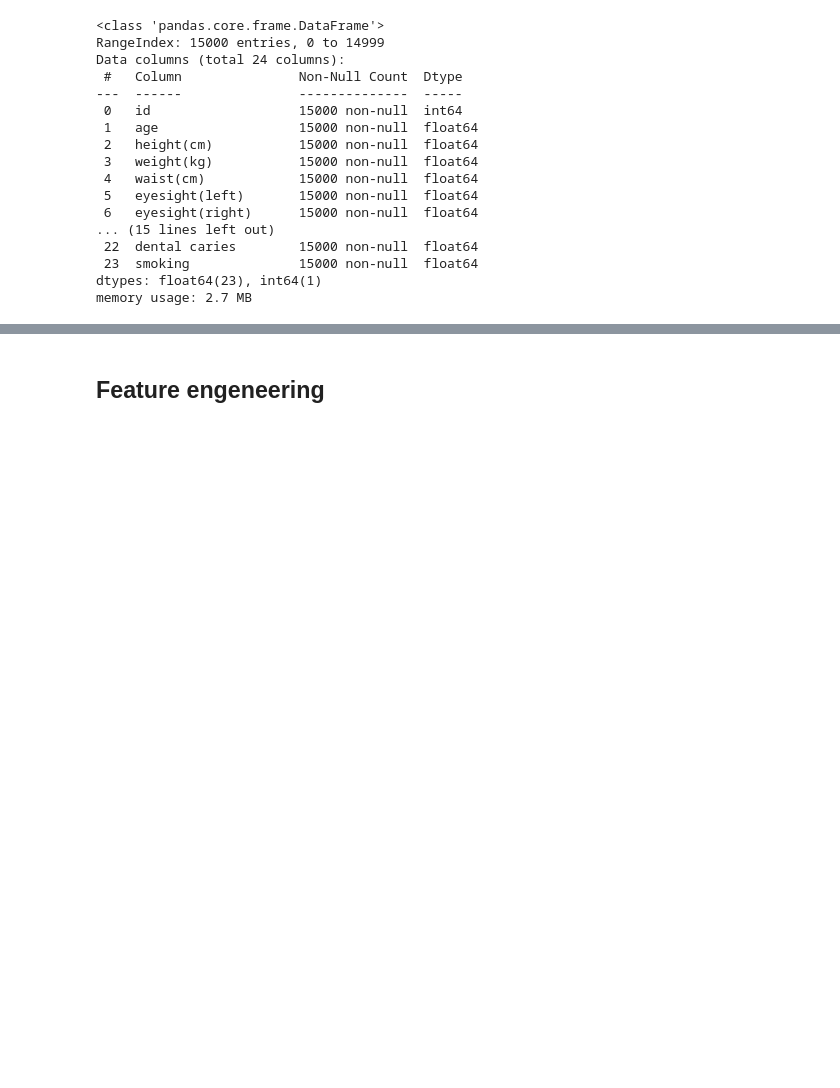
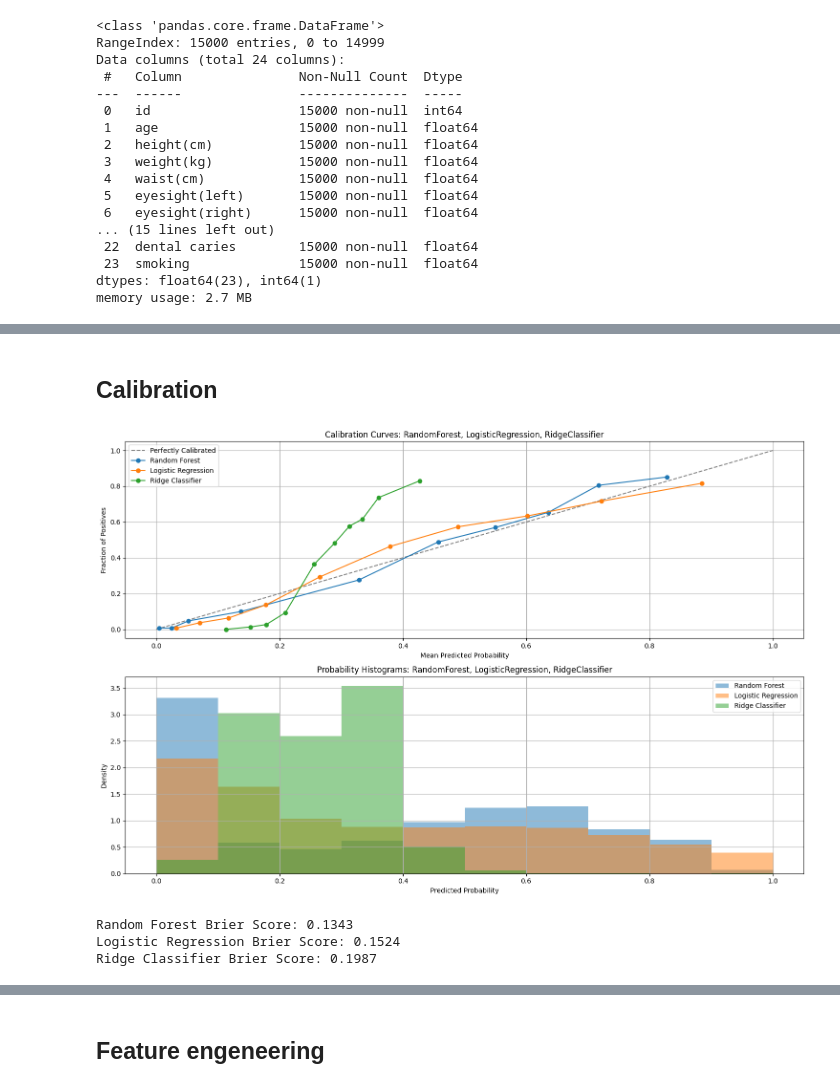
Before and after one commit to madinaAbdujabborova/GradientBooosting_keggleCompetition, a Jupyter notebook: comp.ipynb, the cells around one changed output, grey strips where cells are left out. Cells and saved outputs as stored; diff of their text form; code cells hidden in the pictures; blank space fills up the shorter version.

```diff
--- a/comp.ipynb
+++ b/comp.ipynb
@@ -35,0 +188,75 @@ test = pd.read_csv('test.csv')
+# %% [markdown]
+## Calibration
+# %%
+
+X = train.drop('smoking', axis=1)
+y = train['smoking']
+
+# Split the dataset into train and test sets
+X_train, X_test, y_train, y_test = train_test_split(X, y, test_size=0.2, random_state=42)
+
+# Train models without calibration
+models = {
+    'Random Forest': RandomForestClassifier(n_estimators=100, random_state=42),
+    'Logistic Regression': LogisticRegression(solver='liblinear', random_state=42),
+    'Ridge Classifier': RidgeClassifier()
+}
+
+# Dictionary to store predicted probabilities
+probs = {}
+
+# Train each model and get predicted probabilities
+for name, model in models.items():
+    model.fit(X_train, y_train)
+    # RidgeClassifier doesn't have predict_proba; we use decision_function and scale it
+    if hasattr(model, "predict_proba"):
+        probs[name] = model.predict_proba(X_test)[:, 1]
+    else:
+        # Convert decision function output to probabilities using min-max scaling
+        decision_values = model.decision_function(X_test)
+        probs[name] = (decision_values - decision_values.min()) / (decision_values.max() - decision_values.min())
+
+# Plot calibration curves and probability histograms
+def plot_calibration_and_histograms(y_true, probs, title):
+    plt.figure(figsize=(15, 10))
+
+    # Calibration curve subplot
+    plt.subplot(2, 1, 1)
+    plt.plot([0, 1], [0, 1], linestyle='--', color='gray', label='Perfectly Calibrated')
+
+    for name, prob in probs.items():
+        prob_true, prob_pred = calibration_curve(y_true, prob, n_bins=10, strategy='quantile')
+        plt.plot(prob_pred, prob_true, marker='o', label=name)
+
+    plt.title(f'Calibration Curves: {title}')
+    plt.xlabel('Mean Predicted Probability')
+    plt.ylabel('Fraction of Positives')
+    plt.legend(loc='best')
+    plt.grid()
+
+    # Probability histogram subplot
+    plt.subplot(2, 1, 2)
+    for name, prob in probs.items():
+        plt.hist(prob, bins=10, alpha=0.5, label=name, range=(0, 1), density=True)
+
+    plt.title(f'Probability Histograms: {title}')
+    plt.xlabel('Predicted Probability')
+    plt.ylabel('Density')
+    plt.legend(loc='best')
+    plt.grid()
+
+    plt.tight_layout()
+    plt.show()
+
+# Plot calibration curves and probability histograms for all models
+plot_calibration_and_histograms(y_test, probs, 'RandomForest, LogisticRegression, RidgeClassifier')
+
+# Calculate and display Brier scores for each model
+for name, prob in probs.items():
+    brier = brier_score_loss(y_test, prob)
+    print(f'{name} Brier Score: {brier:.4f}')
+# %% [output]
+[figure, added]
+Random Forest Brier Score: 0.1343
+Logistic Regression Brier Score: 0.1524
+Ridge Classifier Brier Score: 0.1987
```
Also changed, not shown: parts of 30 cells of this notebook, 4 other files.
